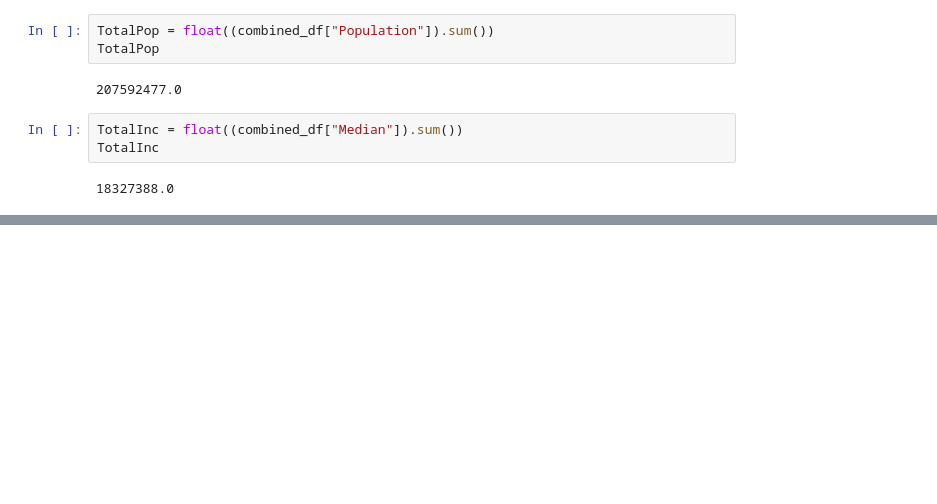
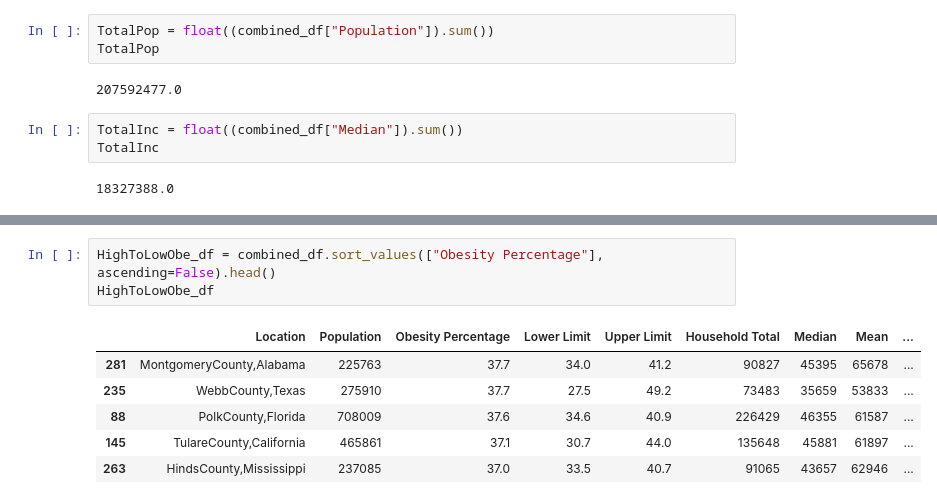
Before and after one commit to liliana-ilut/The-Mockingbirds, a Jupyter notebook: Clean Data/Graphs.ipynb, the cells around one changed output, grey strips where cells are left out. Drawn from its saved outputs; the diff is of its cells as text; blank space fills up the shorter version.

```diff
--- a/Clean Data/Graphs.ipynb
+++ b/Clean Data/Graphs.ipynb
@@ -172,0 +188,10 @@ TotalInc
+# %%
+HighToLowObe_df = combined_df.sort_values(["Obesity Percentage"], ascending=False).head()
+HighToLowObe_df
+# %% [output]
+|  | Location | Population | Obesity Percentage | Lower Limit | Upper Limit | Household Total | Median | Mean | ... |
+| 281 | MontgomeryCounty,Alabama | 225763 | 37.7 | 34.0 | 41.2 | 90827 | 45395 | 65678 | ... |
+| 235 | WebbCounty,Texas | 275910 | 37.7 | 27.5 | 49.2 | 73483 | 35659 | 53833 | ... |
+| 88 | PolkCounty,Florida | 708009 | 37.6 | 34.6 | 40.9 | 226429 | 46355 | 61587 | ... |
+| 145 | TulareCounty,California | 465861 | 37.1 | 30.7 | 44.0 | 135648 | 45881 | 61897 | ... |
+| 263 | HindsCounty,Mississippi | 237085 | 37.0 | 33.5 | 40.7 | 91065 | 43657 | 62946 | ... |
```
Also changed, not shown: parts of 5 cells of this notebook, 1 other file.
